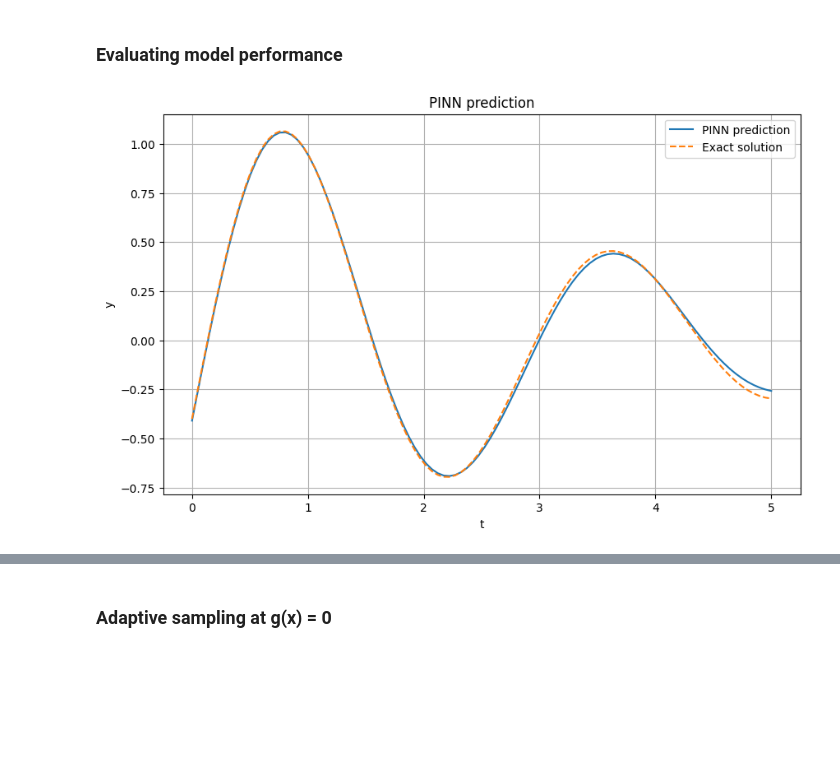
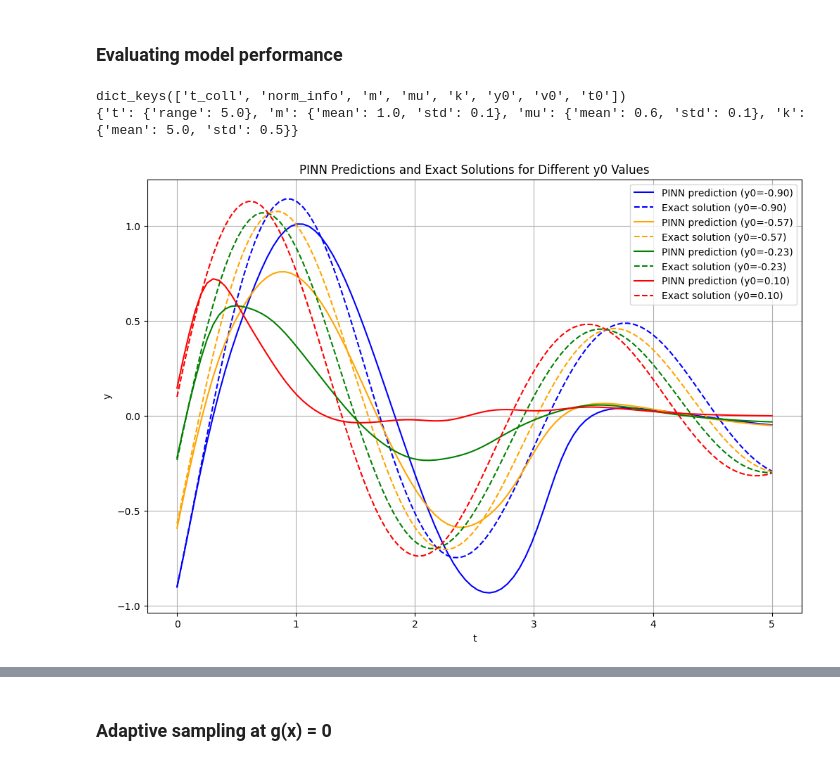
Before and after one commit to jolu2111/Master_thesis, a Jupyter notebook: Code/05_Normalization.ipynb, the cells around one changed output, grey strips where cells are left out. Saved outputs shown, nothing was run; the diff lists cells and outputs as text; code cells hidden in the pictures; blank space fills up the shorter version.

```diff
--- a/Code/05_Normalization.ipynb
+++ b/Code/05_Normalization.ipynb
@@ -54,6 +73,6 @@ print(params['norm_info'])
 # %%
-mass_mu_model = PINN_vanilla_oscillator(hidden_size=20, hidden_layers=3)
+mass_mu_model = P2INN_oscillator()
 optimizer = optim.Adam(mass_mu_model.parameters(), lr=0.001)
-trainer = Trainer(mass_mu_model, optimizer,epochs=4001, lambda_bc=0.1)
+trainer = Trainer(mass_mu_model, optimizer,epochs=10000, lambda_bc=2.0)
 trainer.train(params)
 # %% [output]
@@ -91,8 +123,8 @@ Model's state dictionary saved to Trained models/m_mu_norm_test.pth
 # %%
-PINN_model = PINN_vanilla_oscillator(hidden_size=20, hidden_layers=3)
+PINN_model = P2INN_oscillator()
 # Load the saved state dictionary with weights_only=True
 PINN_model.load_state_dict(torch.load("Trained models/" \
-"m_mu_norm_test.pth"
+"TESTP2.pth"
 , weights_only=True))
 PINN_model.eval()
 # %% [output]
@@ -117,30 +223,35 @@ mu_mean, mu_std = specs['mu']['mean'], specs['mu']['std']
 k_mean, k_std = specs['k']['mean'], specs['k']['std']
 y0_mean, y0_std = specs['y0']['mean'], specs['y0']['std']
 v0_mean, v0_std = specs['v0']['mean'], specs['v0']['std']
-# %%
-t_test = torch.linspace(0, 5, 4).view(-1, 1)
-test_values = [m_mean, mu_mean, k_mean, y0_mean, v0_mean]
-
-test_params = make_input_params(t_test, test_values, params['norm_info'])
+# %%
+print(params.keys())
+print(params['norm_info'])
+# %% [output]
+dict_keys(['t_coll', 'norm_info', 'm', 'mu', 'k', 'y0', 'v0', 't0'])
+{'t': {'range': 5.0}, 'm': {'mean': 1.0, 'std': 0.1}, 'mu': {'mean': 0.6, 'std': 0.1}, 'k': {'mean': 5.0, 'std': 0.5}}
 # %%
 t_test = torch.linspace(0, 5, 100).view(-1, 1)
-t_test_PINN = torch.linspace(0, 1, 100).view(-1, 1)
+t_coll = t_test / specs['t']['range']
 
-test_values = [m_mean, mu_mean, k_mean, y0_mean, v0_mean]
+y0_values = np.linspace(y0_mean - 5 * y0_std, y0_mean + 5 * y0_std, 4)
 
-test_params = make_input_params(t_test_PINN, test_values, params['norm_info'])
+plt.figure(figsize=(12, 8))
+colors = ['blue', 'orange', 'green', 'red', 'purple', 'brown']
 
-y_pred= PINN_model(t_test_PINN, *test_params)
-y_sol = damped_harmonic_oscillator(t_test.detach().numpy(), *test_values)
+for y0, color in zip(y0_values, colors):
+    test_values = [m_mean, mu_mean, k_mean, y0, v0_mean]
+    test_params = make_input_params(t_coll, test_values, params['norm_info'])
+    y_pred = PINN_model(t_coll, *test_params)
+    y_sol = damped_harmonic_oscillator(t_test.detach().numpy(), *test_values)
 
-plt.figure(figsize=(10, 6))
-plt.plot(t_test.detach().numpy(), y_pred.detach().numpy(), label='PINN prediction')
-plt.plot(t_test.detach().numpy(), y_sol,label='Exact solution', linestyle='--')
+    plt.plot(t_test.detach().numpy(), y_pred.detach().numpy(), label=f'PINN prediction (y0={y0:.2f})', color=color)
+    plt.plot(t_test.detach().numpy(), y_sol, linestyle='--', label=f'Exact solution (y0={y0:.2f})', color=color)
+
 plt.legend()
-plt.title('PINN prediction')
+plt.title('PINN Predictions and Exact Solutions for Different y0 Values')
 plt.xlabel('t')
 plt.ylabel('y')
 plt.grid()
 plt.show()
 # %% [output]
-[figure, old version]
+[figure, new version]
```
Also changed, not shown: parts of 52 cells of this notebook, 24 other files.
